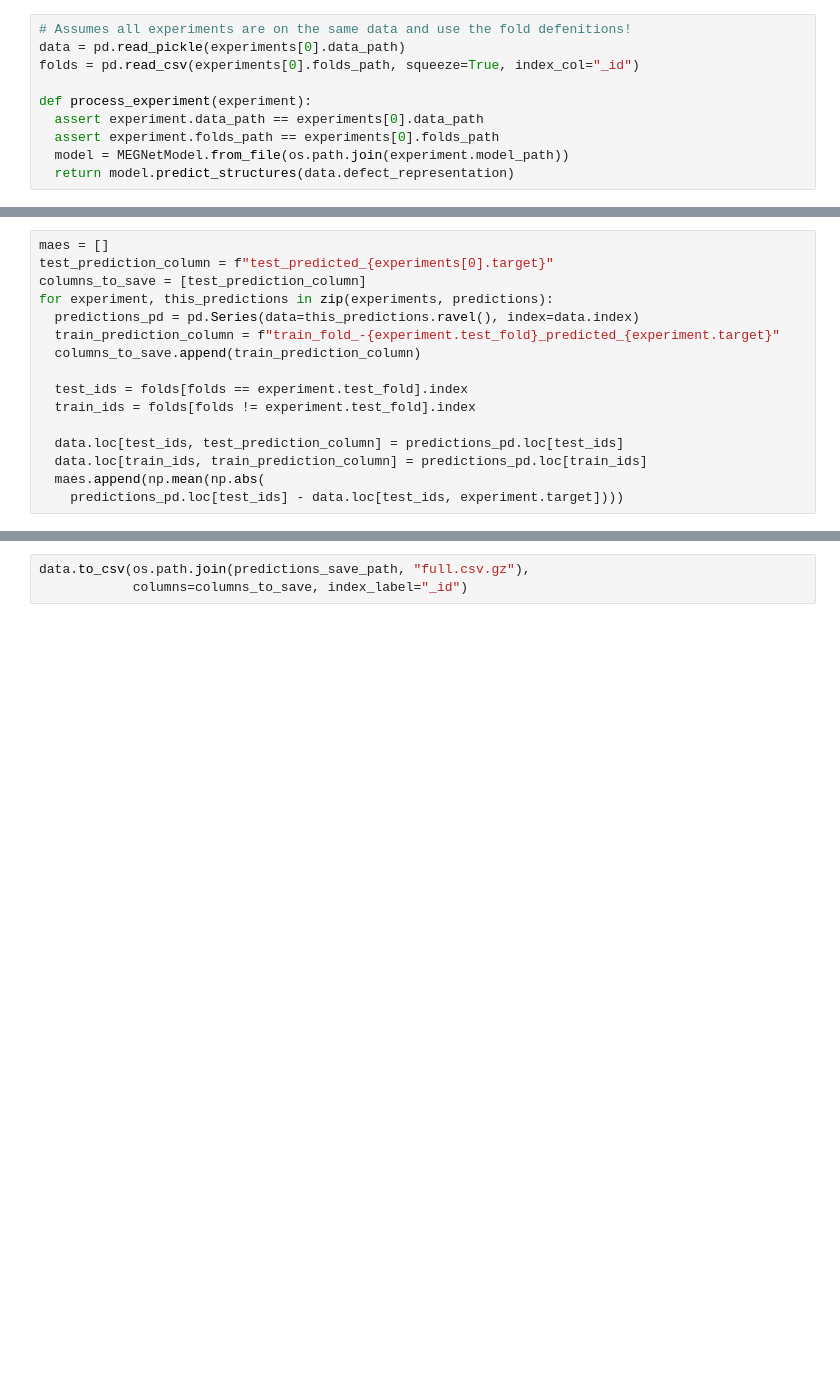
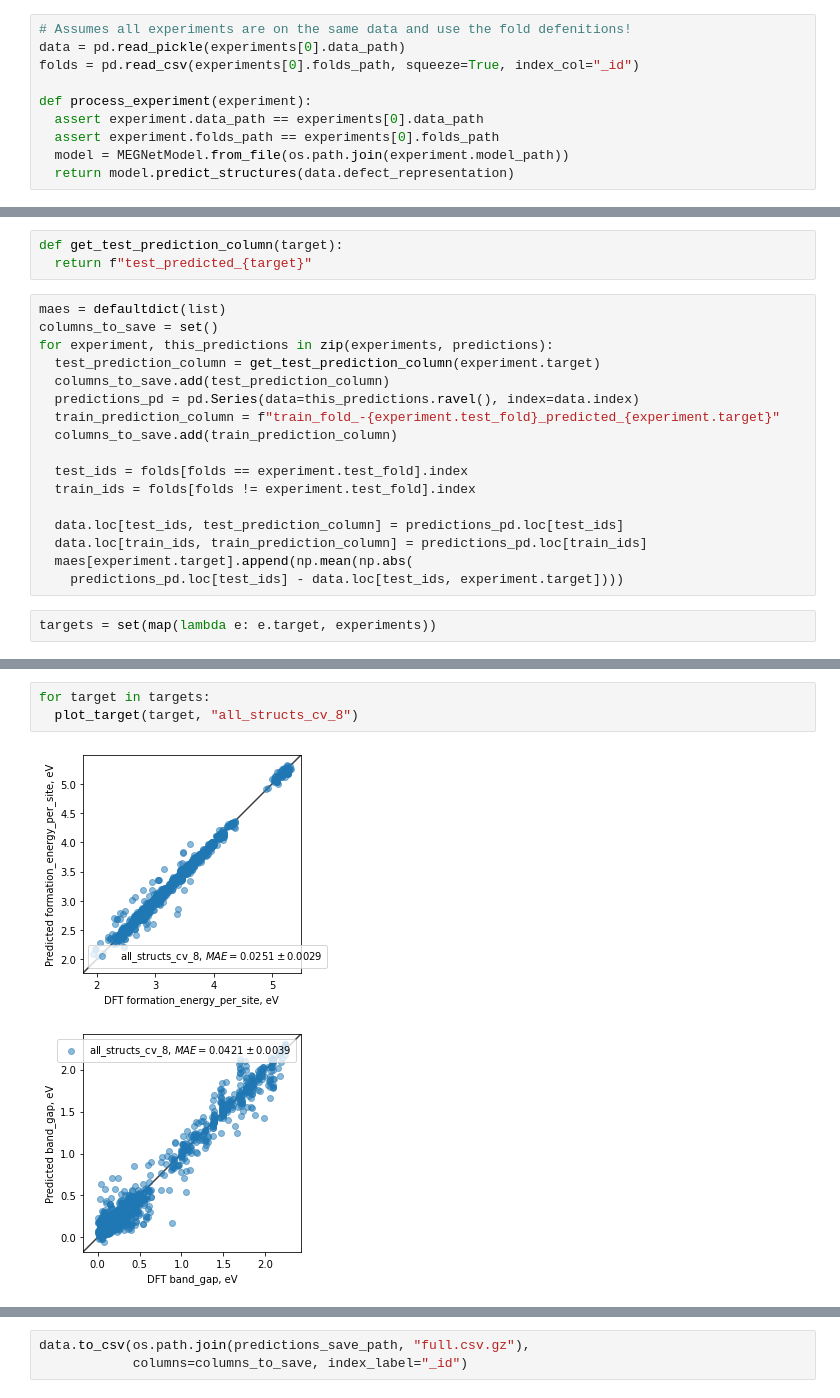
Before and after one commit to HSE-LAMBDA/ai4material_design, a Jupyter notebook: megnet-05-data-defect-only-plot-predict.ipynb, the cells around one changed output, grey strips where cells are left out. Drawn from its saved outputs; the diff is of its cells as text; blank space fills up the shorter version.

Commit message:
CV 8 experiments

```diff
--- a/megnet-05-data-defect-only-plot-predict.ipynb
+++ b/megnet-05-data-defect-only-plot-predict.ipynb
@@ -36,17 +48,23 @@ with Pool(20) as p:
+# %%
+def get_test_prediction_column(target):
+  return f"test_predicted_{target}"
 # %%
-maes = []
-test_prediction_column = f"test_predicted_{experiments[0].target}"
-columns_to_save = [test_prediction_column]
+maes = defaultdict(list)
+columns_to_save = set()
 for experiment, this_predictions in zip(experiments, predictions):
+  test_prediction_column = get_test_prediction_column(experiment.target)
+  columns_to_save.add(test_prediction_column)
   predictions_pd = pd.Series(data=this_predictions.ravel(), index=data.index)
   train_prediction_column = f"train_fold_-{experiment.test_fold}_predicted_{experiment.target}"
-  columns_to_save.append(train_prediction_column)
+  columns_to_save.add(train_prediction_column)
 
   test_ids = folds[folds == experiment.test_fold].index
   train_ids = folds[folds != experiment.test_fold].index
 
   data.loc[test_ids, test_prediction_column] = predictions_pd.loc[test_ids]
   data.loc[train_ids, train_prediction_column] = predictions_pd.loc[train_ids]
-  maes.append(np.mean(np.abs(
+  maes[experiment.target].append(np.mean(np.abs(
     predictions_pd.loc[test_ids] - data.loc[test_ids, experiment.target])))
+# %%
+targets = set(map(lambda e: e.target, experiments))
 # %%
@@ -83,0 +100,6 @@ fig.savefig(os.path.join(plots_path, f"{experiment.target}_{experiment.name}.pdf
+# %%
+for target in targets:
+  plot_target(target, "all_structs_cv_8")
+# %% [output]
+[figure, added]
+[figure, added]
```
Also changed, not shown: parts of 5 cells of this notebook, 2 other files.
